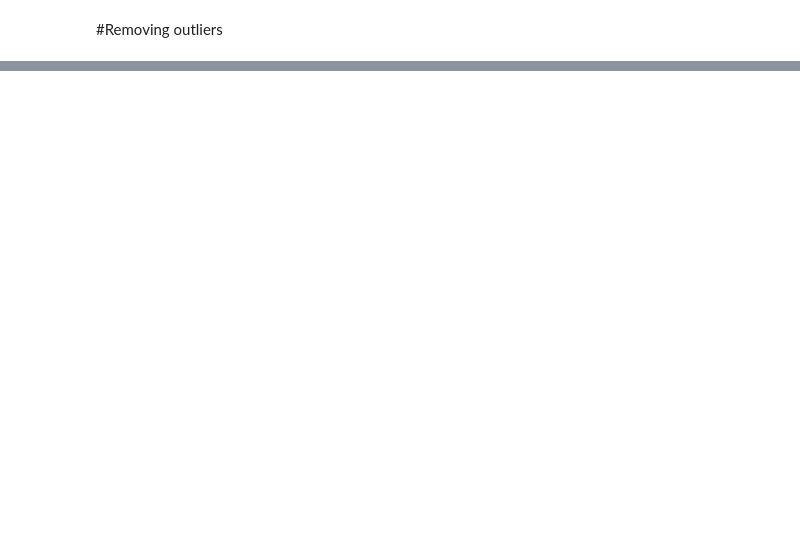
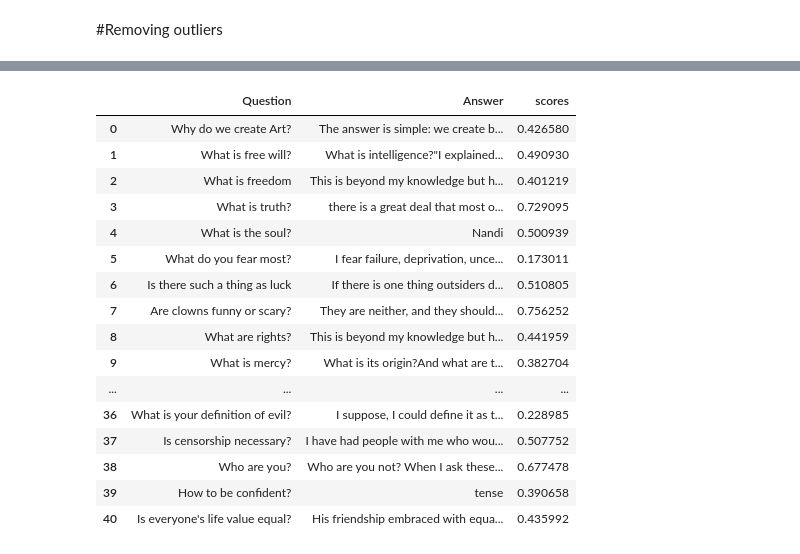
Before and after one commit to lavanaythakral/GPT2-answers, a Jupyter notebook: Semantic_check.ipynb, the cells around one changed output, grey strips where cells are left out. Saved outputs shown, nothing was run; the diff lists cells and outputs as text; code cells hidden in the pictures; blank space fills up the shorter version.

```diff
--- a/Semantic_check.ipynb
+++ b/Semantic_check.ipynb
@@ -119 +130,21 @@ df_range,predictions = refine(df)
+# %%
+df
+# %% [output]
+|  | Question | Answer | scores |
+| 0 | Why do we create Art? | The answer is simple: we create b... | 0.426580 |
+| 1 | What is free will? | What is intelligence?"I explained... | 0.490930 |
+| 2 | What is freedom | This is beyond my knowledge but h... | 0.401219 |
+| 3 | What is truth? | there is a great deal that most o... | 0.729095 |
+| 4 | What is the soul? | Nandi | 0.500939 |
+| 5 | What do you fear most? | I fear failure, deprivation, unce... | 0.173011 |
+| 6 | Is there such a thing as luck | If there is one thing outsiders d... | 0.510805 |
+| 7 | Are clowns funny or scary? | They are neither, and they should... | 0.756252 |
+| 8 | What are rights? | This is beyond my knowledge but h... | 0.441959 |
+| 9 | What is mercy? | What is its origin?And what are t... | 0.382704 |
+| ... | ... | ... | ... |
+| 36 | What is your definition of evil? | I suppose, I could define it as t... | 0.228985 |
+| 37 | Is censorship necessary? | I have had people with me who wou... | 0.507752 |
+| 38 | Who are you? | Who are you not? When I ask these... | 0.677478 |
+| 39 | How to be confident? | tense | 0.390658 |
+| 40 | Is everyone's life value equal? | His friendship embraced with equa... | 0.435992 |
 # %%
```
Also changed, not shown: parts of 12 cells of this notebook.
